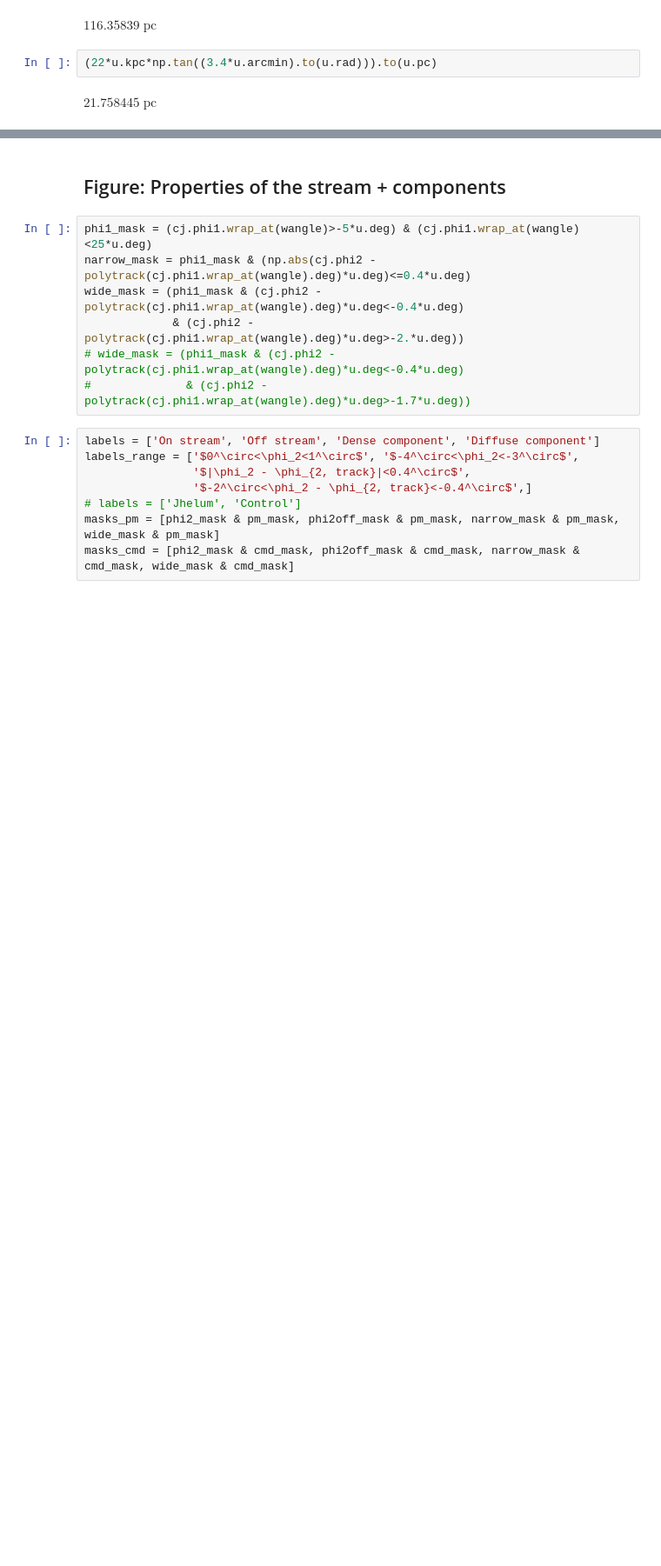
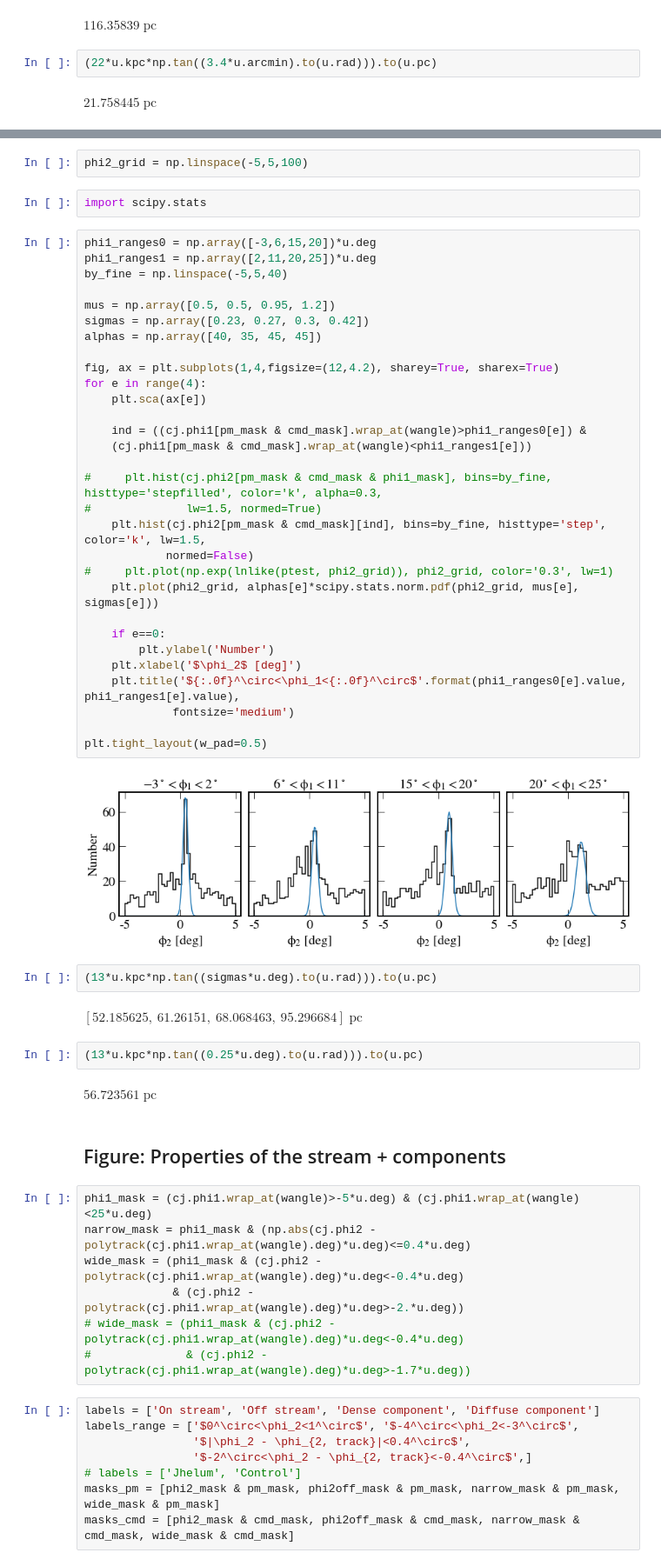
Before and after one commit to abonaca/jhelum, a Jupyter notebook: notebooks/paper.ipynb, the cells around one changed output, grey strips where cells are left out. Shown at 87% size. Cells and saved outputs as stored; diff of their text form; blank space fills up the shorter version.

```diff
--- a/notebooks/paper.ipynb
+++ b/notebooks/paper.ipynb
@@ -574,3 +593,47 @@ $21.758445 \; \mathrm{pc}$
+# %%
+phi2_grid = np.linspace(-5,5,100)
+# %%
+import scipy.stats
+# %%
+phi1_ranges0 = np.array([-3,6,15,20])*u.deg
+phi1_ranges1 = np.array([2,11,20,25])*u.deg
+by_fine = np.linspace(-5,5,40)
+
+mus = np.array([0.5, 0.5, 0.95, 1.2])
+sigmas = np.array([0.23, 0.27, 0.3, 0.42])
+alphas = np.array([40, 35, 45, 45])
+
+fig, ax = plt.subplots(1,4,figsize=(12,4.2), sharey=True, sharex=True)
+for e in range(4):
+    plt.sca(ax[e])
+
+    ind = ((cj.phi1[pm_mask & cmd_mask].wrap_at(wangle)>phi1_ranges0[e]) &
+    (cj.phi1[pm_mask & cmd_mask].wrap_at(wangle)<phi1_ranges1[e]))
+
+#     plt.hist(cj.phi2[pm_mask & cmd_mask & phi1_mask], bins=by_fine, histtype='stepfilled', color='k', alpha=0.3,
+#              lw=1.5, normed=True)
+    plt.hist(cj.phi2[pm_mask & cmd_mask][ind], bins=by_fine, histtype='step', color='k', lw=1.5,
+            normed=False)
+#     plt.plot(np.exp(lnlike(ptest, phi2_grid)), phi2_grid, color='0.3', lw=1)
+    plt.plot(phi2_grid, alphas[e]*scipy.stats.norm.pdf(phi2_grid, mus[e], sigmas[e]))
+
+    if e==0:
+        plt.ylabel('Number')
+    plt.xlabel('$\phi_2$ [deg]')
+    plt.title('${:.0f}^\circ<\phi_1<{:.0f}^\circ$'.format(phi1_ranges0[e].value, phi1_ranges1[e].value),
+             fontsize='medium')
+
+plt.tight_layout(w_pad=0.5)
+# %% [output]
+[figure, added]
+# %%
+(13*u.kpc*np.tan((sigmas*u.deg).to(u.rad))).to(u.pc)
+# %% [output]
+$[52.185625,~61.26151,~68.068463,~95.296684] \; \mathrm{pc}$
+# %%
+(13*u.kpc*np.tan((0.25*u.deg).to(u.rad))).to(u.pc)
+# %% [output]
+$56.723561 \; \mathrm{pc}$
 # %% [markdown]
 ## Figure: Properties of the stream + components
 # %%
```
Also changed, not shown: parts of 15 cells of this notebook, 5 other files.
